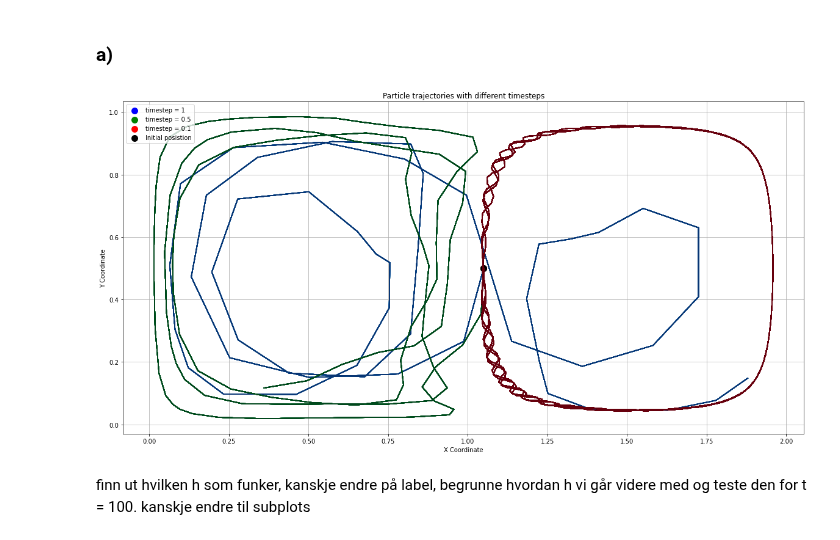
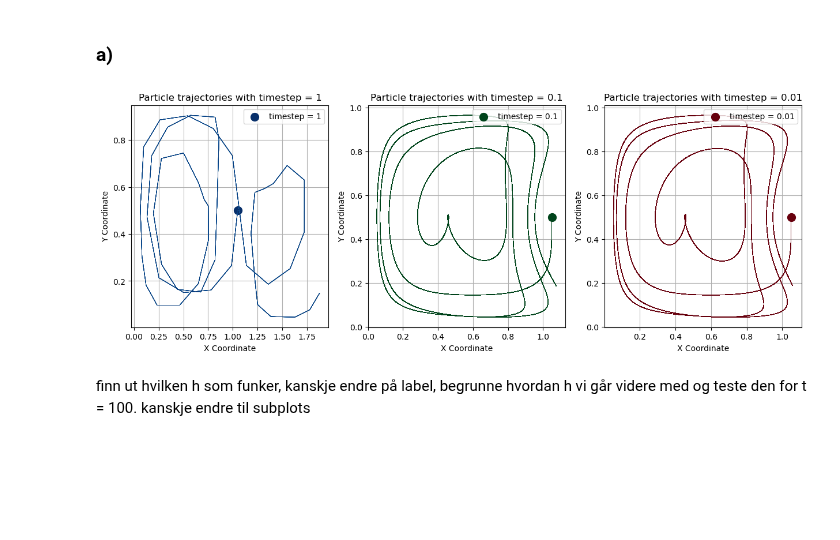
Before and after one commit to villi02/TMA4320-Introduksjon-til-vitenskapelige-beregninger-prosjekter, a Jupyter notebook: Prosjekt3-TekniskFysikk/main.ipynb, the cells around one changed output. Saved outputs shown, nothing was run; the diff lists cells and outputs as text; code cells hidden in the pictures; blank space fills up the shorter version.

```diff
--- a/Prosjekt3-TekniskFysikk/main.ipynb
+++ b/Prosjekt3-TekniskFysikk/main.ipynb
@@ -96,49 +96,30 @@ def Heun(init_pos: tuple, t_end: int, h: float, A: float, epsilon: float, w: flo
     return x
-# %%
-#plotter bevegelsen til partikkel ved hjelp av Heun metode, med gitte initialverdier og konstanter
-A = 0.1
-epsilon = 0.25
-w = 1
-init_pos = np.array([[[1.05, 0.5]]]).reshape(1,2,1) #startposisjon
-t = 50
-plt.figure(figsize=(20,10))
-positions1 = Heun(init_pos, t, 1, A, epsilon, w) #gir array med posisjon for partikkelen
-cmap = plt.get_cmap('Blues')
-num_pos = positions1.shape[0]
-for idx in range(positions1.shape[0]): #potensielt unødvendig med for-løkke, menmen
-    x = positions1[:,0, :]
-    y = positions1[:,1, :]
-    plt.plot(x, y, color = cmap(idx/num_pos))
-plt.scatter(init_pos[:,0,:], init_pos[:,1,:], label = "timestep = 1", color = "blue", s = 99)
-
-positions2 = Heun(init_pos, t, 0.5 , A, epsilon, w) #gir array med posisjon for partikkelen
-cmap = plt.get_cmap('Greens')
-num_pos = positions2.shape[0]
-for idx in range(positions2.shape[0]):
-    x = positions2[:,0, :]
-    y = positions2[:,1, :]
-    plt.plot(x, y, color = cmap(idx/num_pos))
-plt.scatter(init_pos[:,0,:], init_pos[:,1,:], label = "timestep = 0.5", color = "green", s = 99)
-
-positions3 = Heun(init_pos, t, 0.1 , A, epsilon, w) #gir array med posisjon for partikkelen
-cmap = plt.get_cmap('Reds')
-num_pos = positions3.shape[0]
-for idx in range(positions3.shape[0]):
-    x = positions3[:,0, :]
-    y = positions3[:,1, :]
-    plt.plot(x, y, color = cmap(idx/num_pos))
-plt.scatter(init_pos[:,0,:], init_pos[:,1, :], label = "timestep = 0.1", color = "Red", s = 99)
-
-
-plt.scatter(init_pos[:,0,:], init_pos[:,1,:], label = "Initial posistion", color = "Black", s = 100)
-plt.xlabel('X Coordinate')
-plt.ylabel('Y Coordinate')
-plt.title('Particle trajectories with different timesteps')
-plt.legend()
-plt.grid(True)
-plt.show()
-# %% [output]
-[figure, removed]
+# %%
+#plotter bevegelsen til partikkel ved hjelp av Heun metode, med gitte initialverdier og konstanter
+A = 0.1
+epsilon = 0.25
+w = 1
+init_pos = np.array([[[1.05, 0.5]]]).reshape(1,2,1) #startposisjon
+t = 50
+h = [1, 0.1, 0.01]
+cmaps = [plt.get_cmap('Blues'), plt.get_cmap('Greens'), plt.get_cmap('Reds')]
+fig, axs =plt.subplots(1,3, figsize = (15,5))
+for i in range(len(h)):
+    positions = Heun(init_pos, t, h[i], A, epsilon, w) #gir array med posisjon for partikkelen
+    cmap = cmaps[i]
+    num_pos = positions.shape[0]
+    for idx in range(positions.shape[0]):
+        x = positions[:,0, :]
+        y = positions[:,1, :]
+        axs[i].plot(x, y, color = cmap(idx/num_pos),  alpha=0.5, lw=0.5)
+    axs[i].set_xlabel('X Coordinate')
+    axs[i].set_ylabel('Y Coordinate')
+    axs[i].set_title(f'Particle trajectories with timestep = {h[i]}')
+    axs[i].scatter(init_pos[:,0,:], init_pos[:,1,:], label = f'timestep = {h[i]}', color = cmap(1000), s = 99)
+    axs[i].legend(loc = 1)
+    axs[i].grid(True)
+# %% [output]
+[figure, added]
 # %% [markdown]
 finn ut hvilken h som funker, kanskje endre på label, begrunne hvordan h vi går videre med og teste den for t = 100. kanskje endre til subplots
 # %% [markdown]
```
Also changed, not shown: parts of 4 cells of this notebook.
